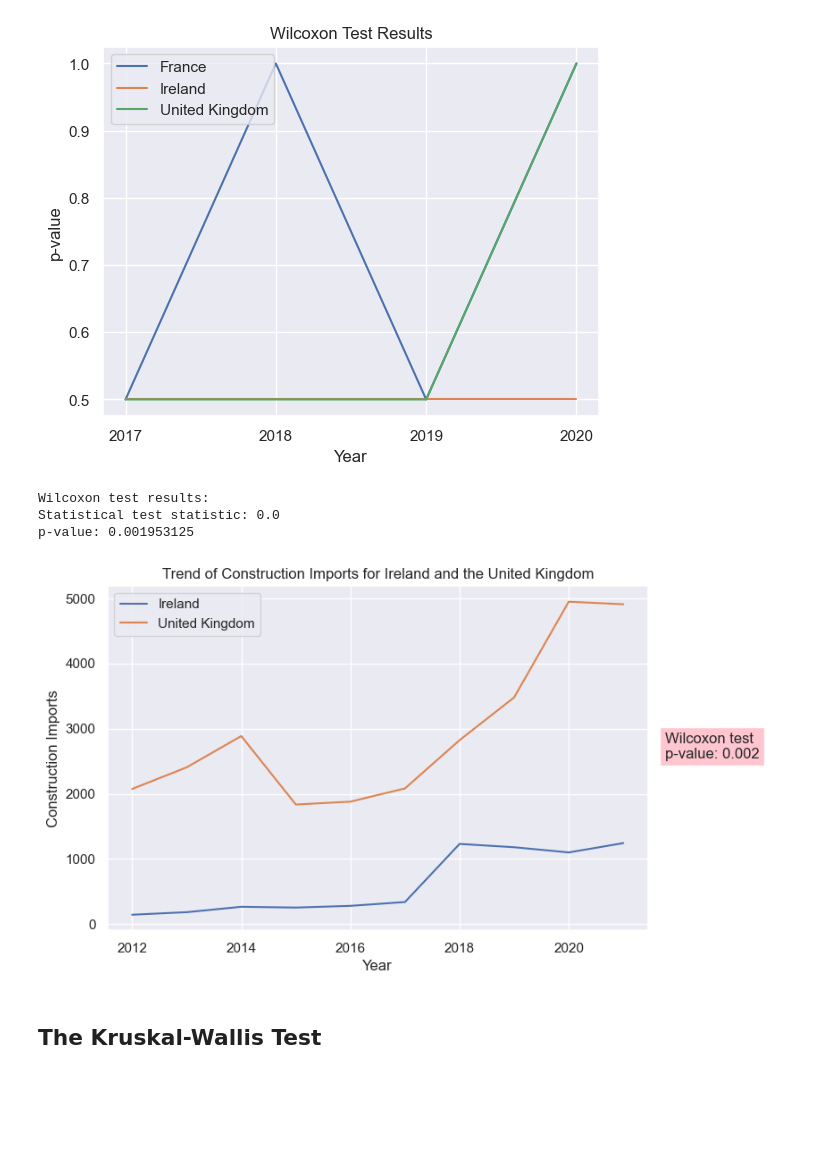
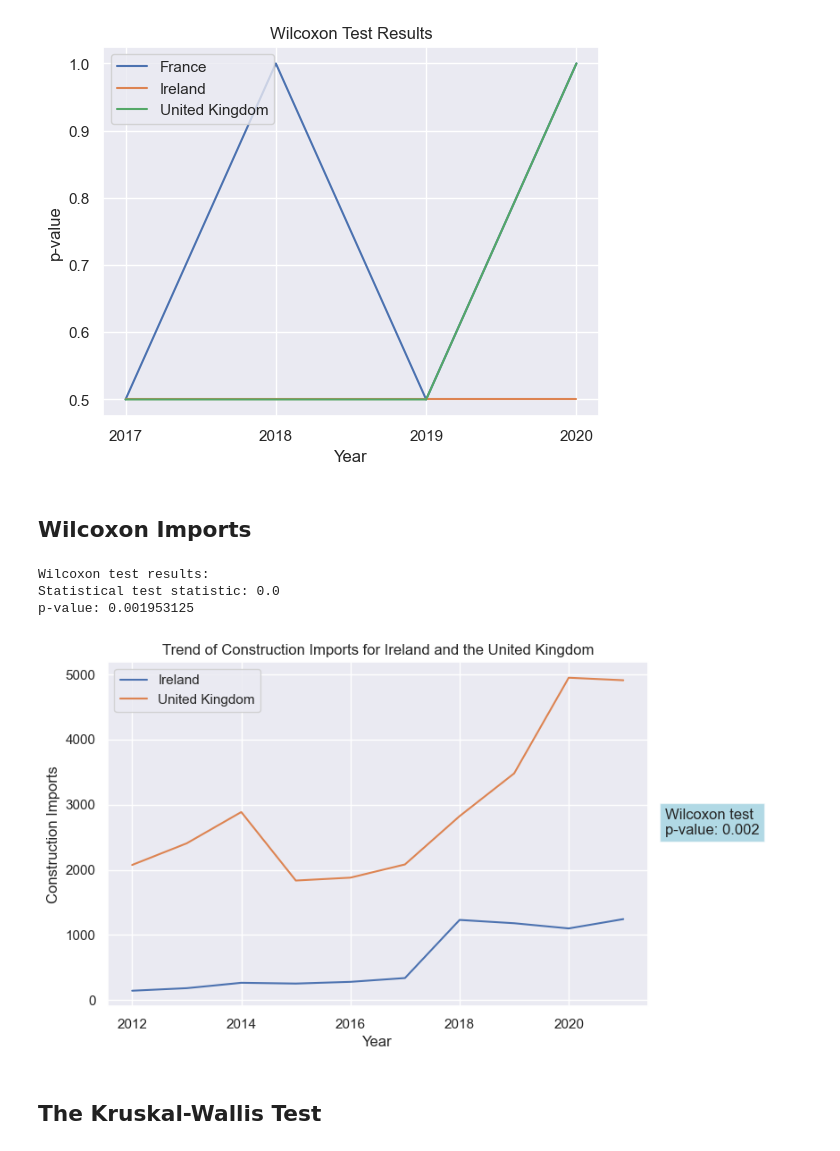
Before and after one commit to SandraMerchant/Project-No.-2, a Jupyter notebook: Project No.2.ipynb, the cells around one changed output. Drawn from its saved outputs; the diff is of its cells as text; code cells hidden in the pictures; blank space fills up the shorter version.

```diff
--- a/Project No.2.ipynb
+++ b/Project No.2.ipynb
@@ -50,3 +54,6 @@ Unit         object
 Date          int64
 Value       float64
 dtype: object
+# %%
+Exp_and_Imp = Exp_and_Imp.drop(['Unit'],axis=1)
+Exp_and_Imp.head(60)
@@ -283,4 +285,6 @@ plt.legend()
 plt.show()
 # %% [output]
 [figure]
+# %% [markdown]
+## Wilcoxon Imports
 # %%
@@ -307,30 +310,30 @@ p-value: 0.001953125
 # %%
 import matplotlib.gridspec as gridspec
 
 # Create a 1x2 grid with the widths ratio of 4:1
 fig, (ax1, ax2) = plt.subplots(ncols=2, figsize=(10, 5), gridspec_kw={'width_ratios': [4, 1]})
 
 # Plot the data on the first subplot
-ax1.plot(ie_uk_pivot.index, ie_uk_pivot['Ireland'], label='Ireland')
-ax1.plot(ie_uk_pivot.index, ie_uk_pivot['United Kingdom'], label='United Kingdom')
+ax1.plot(uk_ie_table.index, uk_ie_table['Ireland'], label='Ireland')
+ax1.plot(uk_ie_table.index, uk_ie_table['United Kingdom'], label='United Kingdom')
 
 # Add labels and annotations
 ax1.set_xlabel('Year')
 ax1.set_ylabel('Construction Imports')
 ax1.set_title('Trend of Construction Imports for Ireland and the United Kingdom')
 ax1.legend()
 
 # Add the text box on the second subplot
-ax2.text(0, 0.5, 'Wilcoxon test\np-value: {:.3f}'.format(p), bbox=dict(facecolor='pink', alpha=0.9))
+ax2.text(0, 0.5, 'Wilcoxon test\np-value: {:.3f}'.format(p), bbox=dict(facecolor='c', alpha=0.50))
 ax2.axis('off')
 
 # Adjust the spacing between the subplots
 fig.subplots_adjust(wspace=0.05)
 
 # Show the plot
 plt.show()
 # %% [output]
-[figure, old version]
+[figure, new version]
 # %% [markdown]
 ## The Kruskal-Wallis Test
 # %%
```
Also changed, not shown: parts of 35 cells of this notebook.
